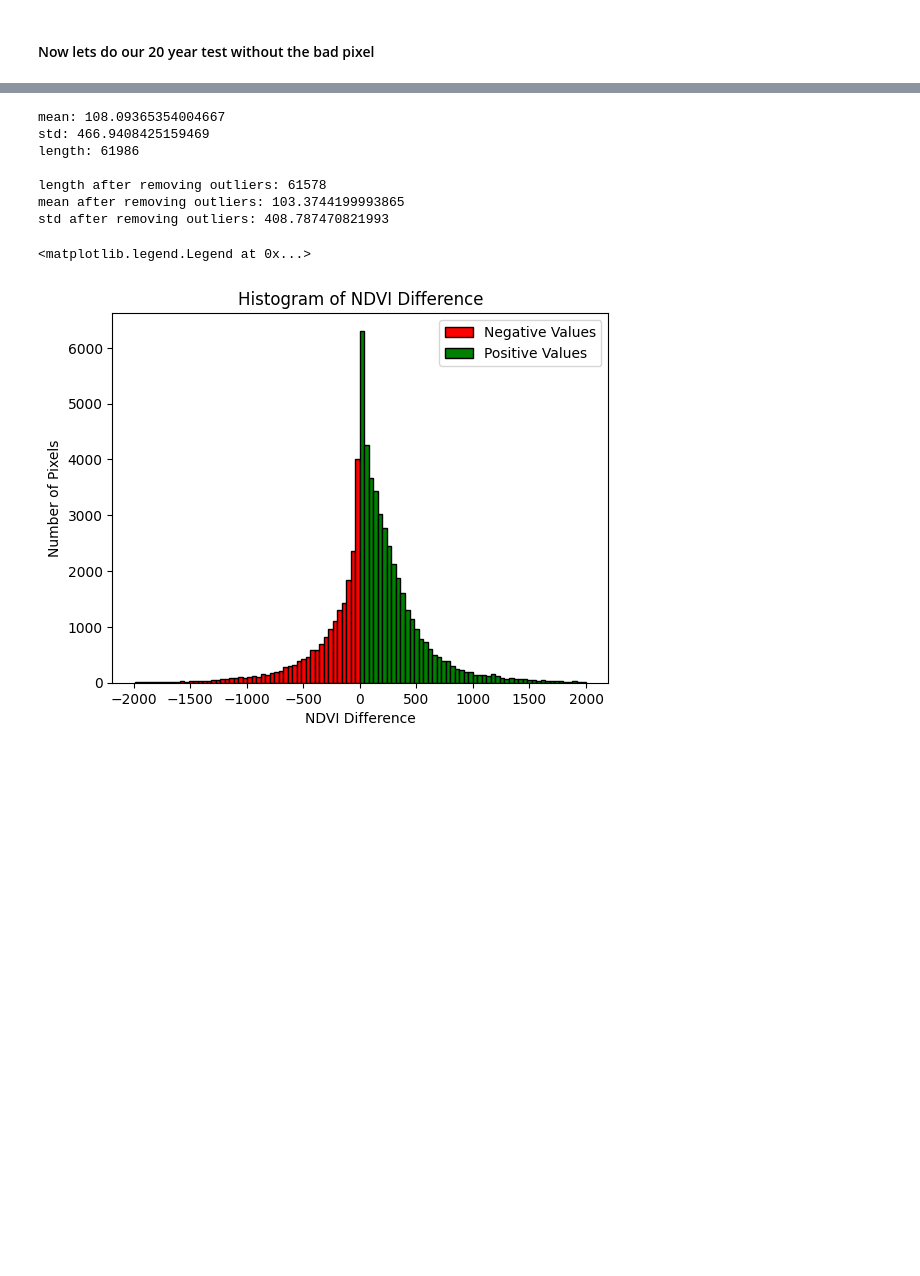
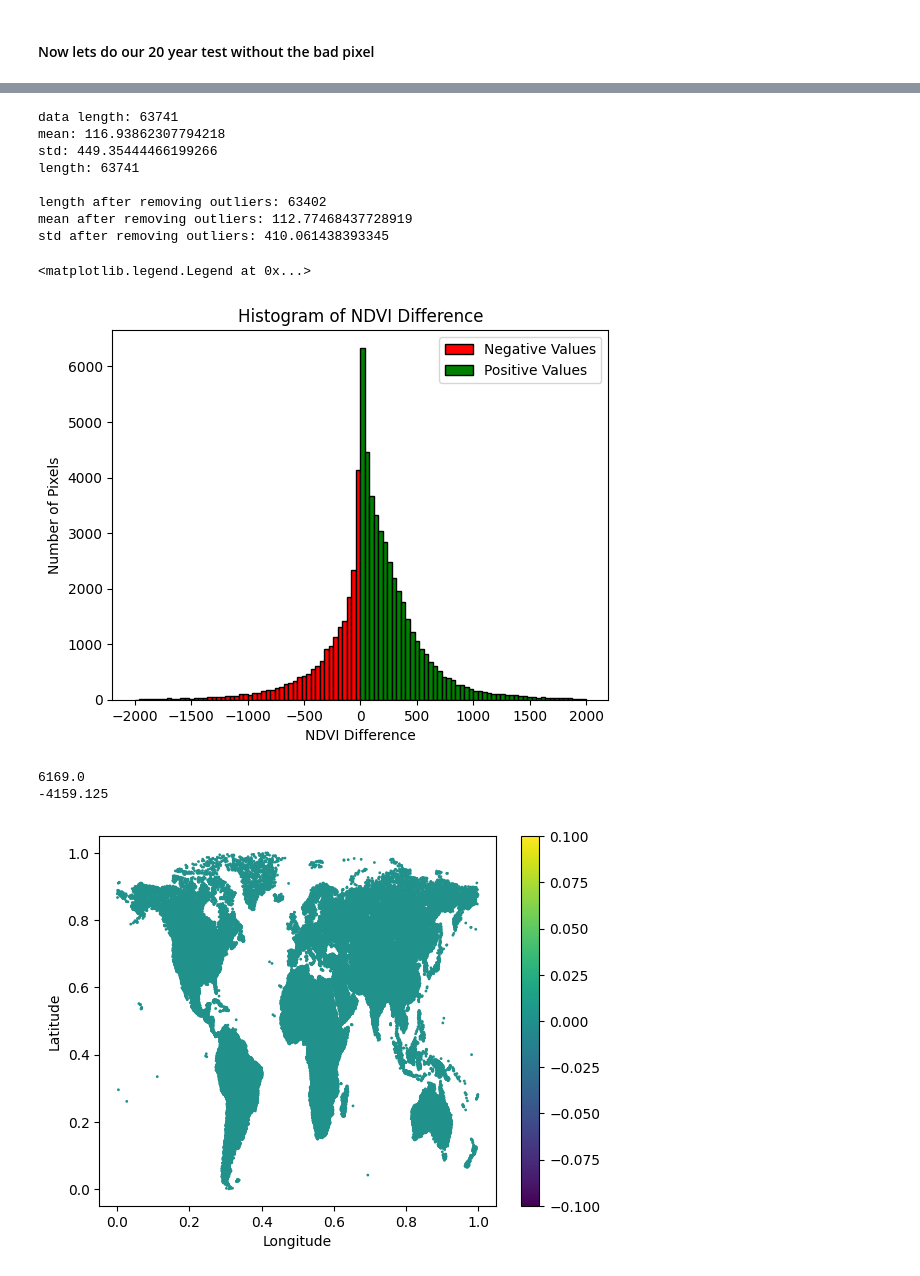
Before and after one commit to marvanG/data-mining-project, a Jupyter notebook: modis_data.ipynb, the cells around one changed output, grey strips where cells are left out. Drawn from its saved outputs; the diff is of its cells as text; code cells hidden in the pictures; blank space fills up the shorter version.

Commit message:
fixed filter, added kmeans++

```diff
--- a/modis_data.ipynb
+++ b/modis_data.ipynb
@@ -747,0 +748,17 @@ data length: 61986
+# %%
+sample2 = Filter_difference.sample(region=global_aoi, seed=1, geometries=True, scale=10000, factor=0.03)
+samples_with_coordinates = sample2.map(add_coordinates)
+data_list2 = samples_with_coordinates.aggregate_array('NDVI').getInfo()
+NDVI_data2 = np.array(data_list2)
+long = samples_with_coordinates.aggregate_array('longitude').getInfo()
+NDVI_long = np.array(long)
+lat = samples_with_coordinates.aggregate_array('latitude').getInfo()
+NDVI_lat = np.array(lat)
+print(np.shape(NDVI_data2))
+print(np.shape(NDVI_long))
+print(np.shape(NDVI_lat))
+df = pd.DataFrame(NDVI_data2, columns=['NDVI'])
+df['Longitude'] = NDVI_long
+df['Latitude'] = NDVI_lat
+
+df.head()
@@ -748,4 +775,14 @@ data length: 61986
 # %%
+filtered_samples = Filter_difference.sample(region=global_aoi, seed=1, geometries=True, scale=10000, factor=0.03)
+
+# Convert the sample to a NDVI list for plotting
+import numpy as np
+filtered_data_list = filtered_samples.aggregate_array('NDVI').getInfo()
+
+#  Convert the list to a numpy array
+filtered_NDVI_data = np.array(filtered_data_list)
+print(f'data length: {len(filtered_NDVI_data)}')
+
 # info
 mean_filtered_diff = np.mean(filtered_NDVI_data)
 std_filtered_diff = np.std(filtered_NDVI_data)
@@ -773,12 +810,37 @@ plt.xlabel('NDVI Difference')
 plt.ylabel('Number of Pixels')
 plt.legend()
 # %% [output]
-mean: 108.09365354004667
-std: 466.9408425159469
-length: 61986
+data length: 63741
+mean: 116.93862307794218
+std: 449.35444466199266
+length: 63741
 
-length after removing outliers: 61578
-mean after removing outliers: 103.3744199993865
-std after removing outliers: 408.787470821993
+length after removing outliers: 63402
+mean after removing outliers: 112.77468437728919
+std after removing outliers: 410.061438393345
 <matplotlib.legend.Legend at 0x...>
-[figure, old version]
+[figure, new version]
+# %%
+from sklearn.preprocessing import normalize
+from sklearn.preprocessing import MinMaxScaler,StandardScaler
+x = df.values
+print(np.max(x))
+print(np.min(x))
+min_max_scaler = MinMaxScaler()
+x_scaled = min_max_scaler.fit_transform(x)
+df1=pd.DataFrame(x_scaled, columns=df.columns)
+# %% [output]
+6169.0
+-4159.125
+# %%
+import copy
+import seaborn
+from sklearn.cluster import DBSCAN
+dbscan = DBSCAN(eps=5, min_samples=100)
+data5 = dbscan.fit(df1)
+labels = dbscan.labels_
+X=df1.loc[:,['NDVI','Latitude','Longitude']]
+X.plot.scatter(x = 'Longitude', y = 'Latitude', c=labels, s=1, cmap='viridis')
+plt.show()
+# %% [output]
+[figure, added]
```
Also changed, not shown: parts of 17 cells of this notebook.
